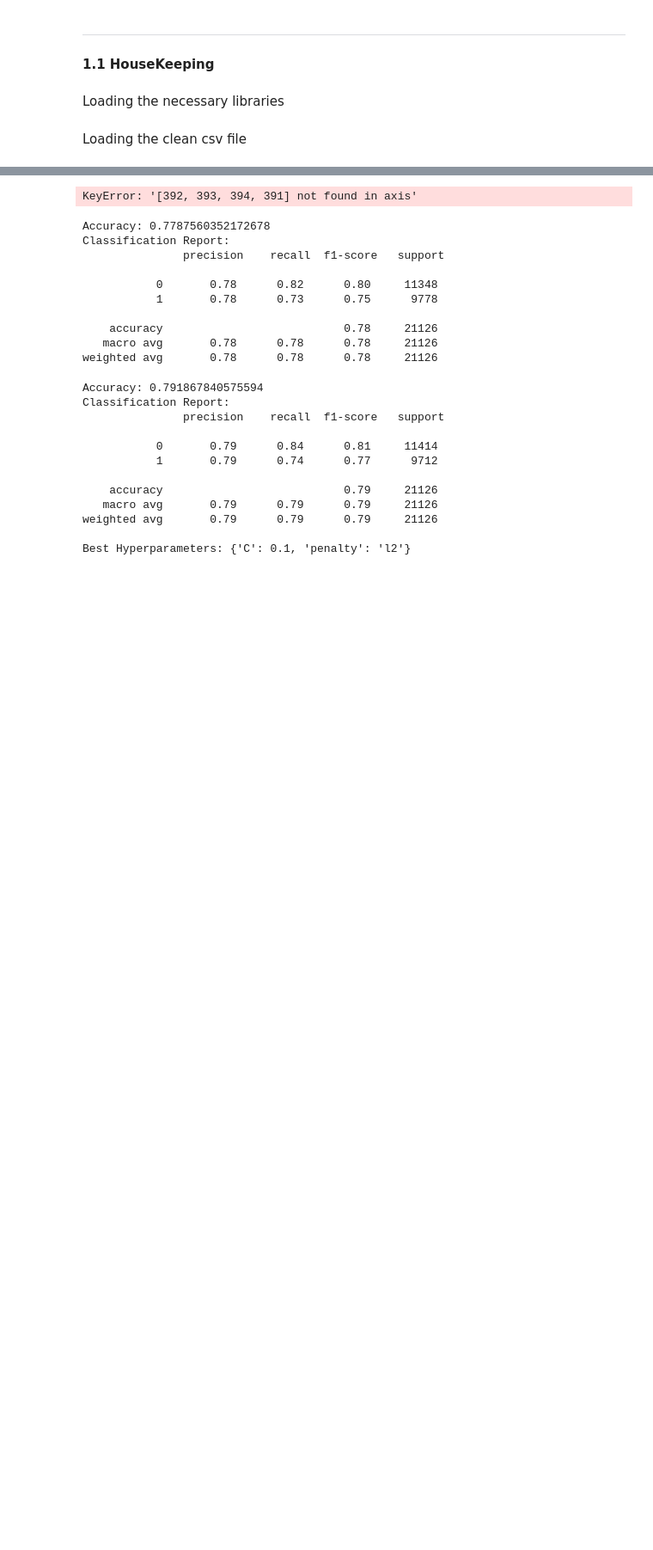
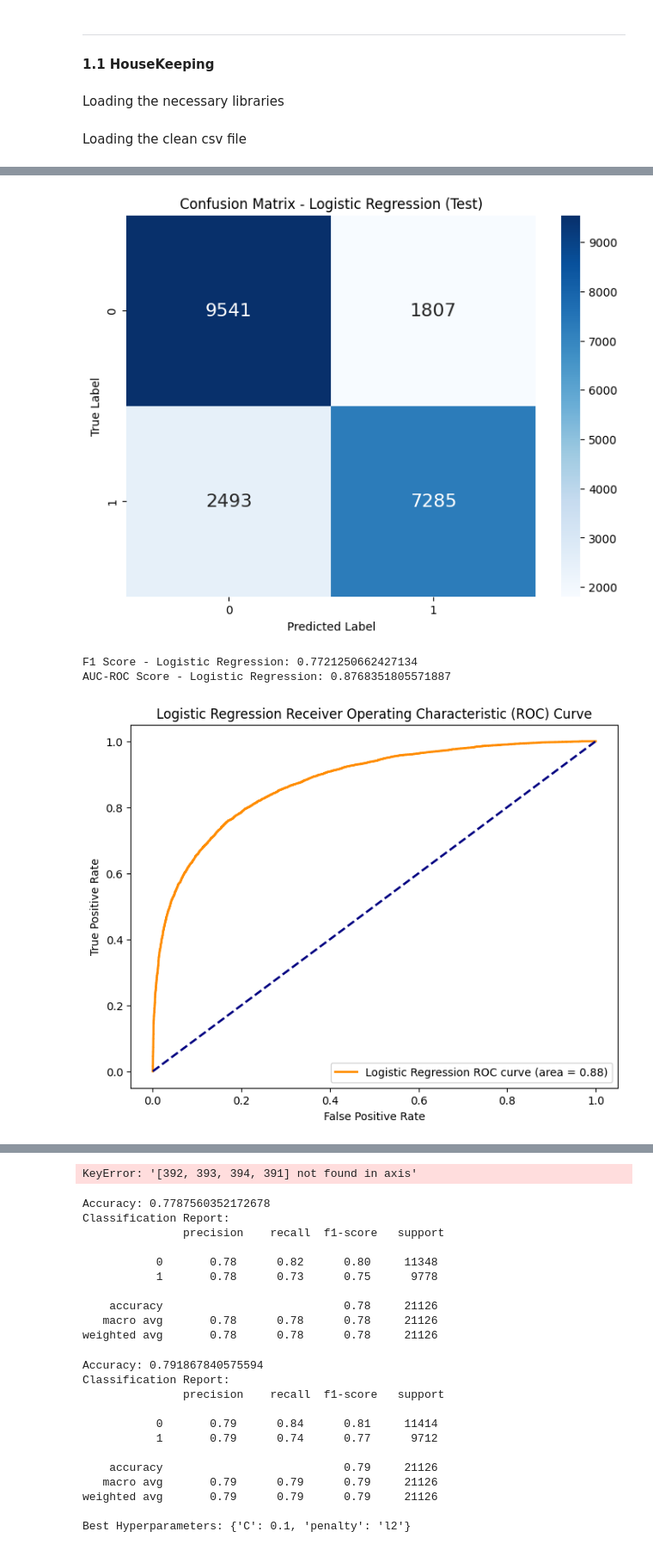
Before and after one commit to lo-klkl/BSTN_Capstone-Diab, a Jupyter notebook: Notebooks/Pt3-Modelling-Pt1.ipynb, the cells around one changed output, grey strips where cells are left out. Shown: that part at 86% size. Saved outputs shown, nothing was run; the diff lists cells and outputs as text; code cells hidden in the pictures; blank space fills up the shorter version.

```diff
--- a/Notebooks/Pt3-Modelling-Pt1.ipynb
+++ b/Notebooks/Pt3-Modelling-Pt1.ipynb
@@ -70,0 +90,6 @@ health_data.head()
+# %%
+# Assuming df is your DataFrame
+int64_columns = health_data.select_dtypes(include='int64').columns
+
+# Convert selected columns to int8
+health_data[int64_columns] = health_data[int64_columns].astype('int8')
@@ -107,0 +385,67 @@ weighted avg       0.80      0.80      0.80     21126
+# %%
+# Step 1: Define the features and target variables
+X = health_data.drop(['disposition'], axis=1)
+y = health_data['disposition']
+
+# Assuming X and y are your feature matrix and target variable
+X_train, X_test, y_train, y_test = train_test_split(X, y, test_size=0.2, random_state=42)
+
+# Logistic Regression Pipeline
+logreg_pipeline = Pipeline([
+    ('scaler', StandardScaler()),
+    ('classifier', LogisticRegression())
+], verbose=True)
+
+# Decision Tree Pipeline
+dt_pipeline = Pipeline([
+    ('preprocessor', ColumnTransformer(transformers=[('num', 'passthrough', X.columns)])),
+    ('classifier', DecisionTreeClassifier())
+])
+
+# Fit and evaluate Logistic Regression
+logreg_pipeline.fit(X_train, y_train)
+y_train_pred_logreg = logreg_pipeline.predict(X_train)
+y_test_pred_logreg = logreg_pipeline.predict(X_test)
+
+# Accuracy Scores - Logistic Regression
+train_accuracy_logreg = accuracy_score(y_train, y_train_pred_logreg)
+test_accuracy_logreg = accuracy_score(y_test, y_test_pred_logreg)
+
+# Print results for Logistic Regression
+print("\nLogistic Regression Results:")
+print("Train Accuracy:", train_accuracy_logreg)
+print("Test Accuracy:", test_accuracy_logreg)
+print("\nTrain Classification Report:\n", classification_report(y_train, y_train_pred_logreg))
+print("\nTest Classification Report:\n", classification_report(y_test, y_test_pred_logreg))
+
+# Confusion Matrix - Logistic Regression
+conf_matrix_test_logreg = confusion_matrix(y_test, y_test_pred_logreg)
+print("\nConfusion Matrix (Test) - Logistic Regression:\n", conf_matrix_test_logreg)
+
+# Plot Confusion Matrix - Logistic Regression
+plt.figure(figsize=(8, 6))
+sns.heatmap(conf_matrix_test_logreg, annot=True, fmt='d', cmap='Blues', annot_kws={"size": 16})
+plt.title('Confusion Matrix - Logistic Regression (Test)')
+plt.xlabel('Predicted Label')
+plt.ylabel('True Label')
+plt.show()
+
+# Additional Metrics - Logistic Regression
+f1_logreg = f1_score(y_test, y_test_pred_logreg)
+roc_auc_logreg = roc_auc_score(y_test, logreg_pipeline.predict_proba(X_test)[:, 1])
+print("\nF1 Score - Logistic Regression:", f1_logreg)
+print("AUC-ROC Score - Logistic Regression:", roc_auc_logreg)
+
+# ROC Curve - Logistic Regression
+fpr_logreg, tpr_logreg, _ = roc_curve(y_test, logreg_pipeline.predict_proba(X_test)[:, 1])
+
+# Visualize ROC Curve - Logistic Regression
+plt.figure(figsize=(8, 6))
+plt.plot(fpr_logreg, tpr_logreg, color='darkorange', lw=2, label='Logistic Regression ROC curve (area = {:.2f})'.format(roc_auc_logreg))
+plt.plot([0, 1], [0, 1], color='navy', lw=2, linestyle='--')
+plt.xlabel('False Positive Rate')
+plt.ylabel('True Positive Rate')
+plt.title('Logistic Regression Receiver Operating Characteristic (ROC) Curve')
+plt.legend(loc='lower right')
+plt.show()
+# %% [output]
@@ -107,0 +469,4 @@ weighted avg       0.80      0.80      0.80     21126
+[figure, added]
+F1 Score - Logistic Regression: 0.7721250662427134
+AUC-ROC Score - Logistic Regression: 0.8768351805571887
+[figure, added]
```
Also changed, not shown: parts of 23 cells of this notebook.
